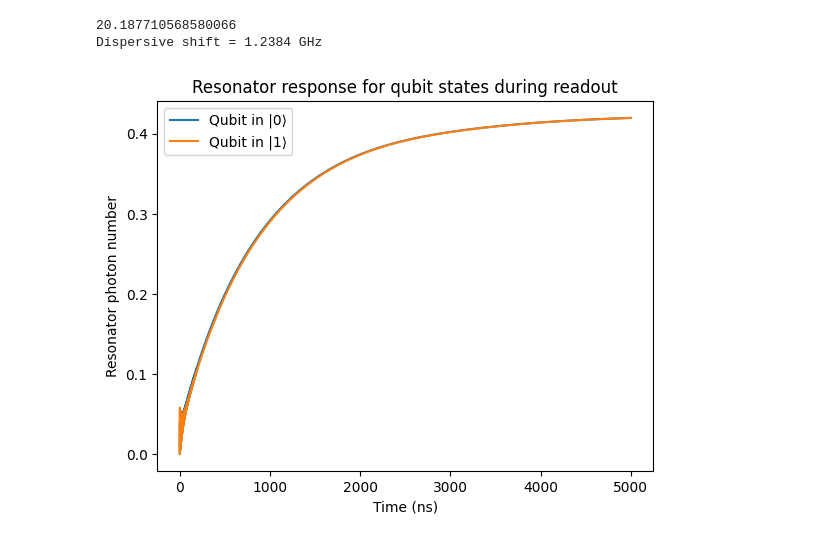
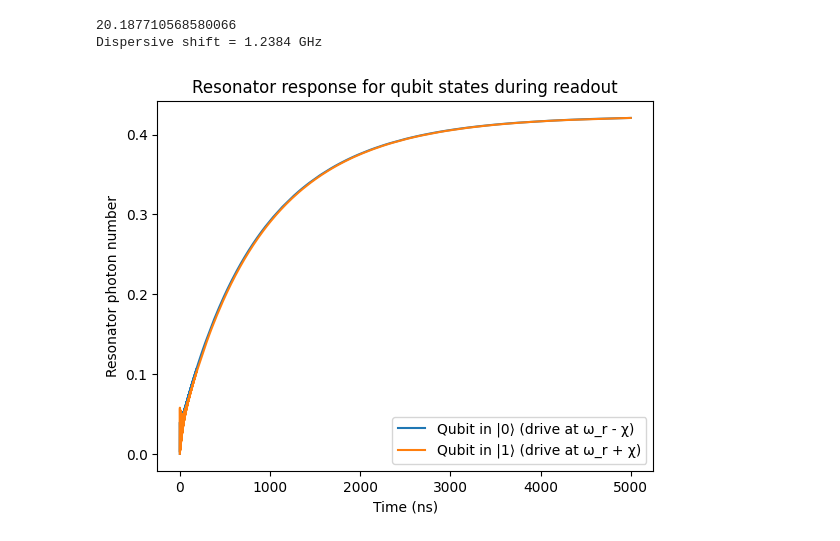
Before and after one commit to urgUrlola/Quantum_Circuit_Design, a Jupyter notebook: 1_qbit_simulation.ipynb, the cells around one changed output. Saved outputs shown, nothing was run; the diff lists cells and outputs as text; code cells hidden in the pictures.

```diff
--- a/1_qbit_simulation.ipynb
+++ b/1_qbit_simulation.ipynb
@@ -162,18 +162,34 @@ print(f"Dispersive shift = {chi:.4f} GHz")
 20.187710568580066
 Dispersive shift = 1.2384 GHz
 # %%
-psi0_0 = tensor(basis(dim_qubit, 0), basis(n_res, 0))
-psi0_1 = tensor(basis(dim_qubit, 1), basis(n_res, 0))
+drive_freq_0 = omega_r - chi
+drive_freq_1 = omega_r + chi
 
-result_0 = mesolve(H_total, psi0_0, tlist, c_ops, [tensor(qeye(dim_qubit), a.dag() * a)])
-result_1 = mesolve(H_total, psi0_1, tlist, c_ops, [tensor(qeye(dim_qubit), a.dag() * a)])
+def drive_pulse_0(t, args):
+    t0 = drive_duration / 2
+    sigma = drive_duration / 6
+    return drive_amp * np.exp(-(t - t0)**2 / (2 * sigma**2)) * np.cos(2 * np.pi * drive_freq_0 * t)
 
-plt.plot(tlist, result_0.expect[0], label="Qubit in |0⟩")
-plt.plot(tlist, result_1.expect[0], label="Qubit in |1⟩")
+def drive_pulse_1(t, args):
+    t0 = drive_duration / 2
+    sigma = drive_duration / 6
+    return drive_amp * np.exp(-(t - t0)**2 / (2 * sigma**2)) * np.cos(2 * np.pi * drive_freq_1 * t)
+
+H_drive_0 = [tensor(qeye(dim_qubit), a + a.dag()), drive_pulse_0]
+H_drive_1 = [tensor(qeye(dim_qubit), a + a.dag()), drive_pulse_1]
+
+H_total_0 = [H_full, H_drive_0]
+H_total_1 = [H_full, H_drive_1]
+
+result_0 = mesolve(H_total_0, psi0_0, tlist, c_ops, [tensor(qeye(dim_qubit), a.dag() * a)])
+result_1 = mesolve(H_total_1, psi0_1, tlist, c_ops, [tensor(qeye(dim_qubit), a.dag() * a)])
+
+plt.plot(tlist, result_0.expect[0], label="Qubit in |0⟩ (drive at ω_r - χ)")
+plt.plot(tlist, result_1.expect[0], label="Qubit in |1⟩ (drive at ω_r + χ)")
 plt.xlabel("Time (ns)")
 plt.ylabel("Resonator photon number")
 plt.title("Resonator response for qubit states during readout")
 plt.legend()
 plt.show()
 # %% [output]
-[figure, old version]
+[figure, new version]
```
